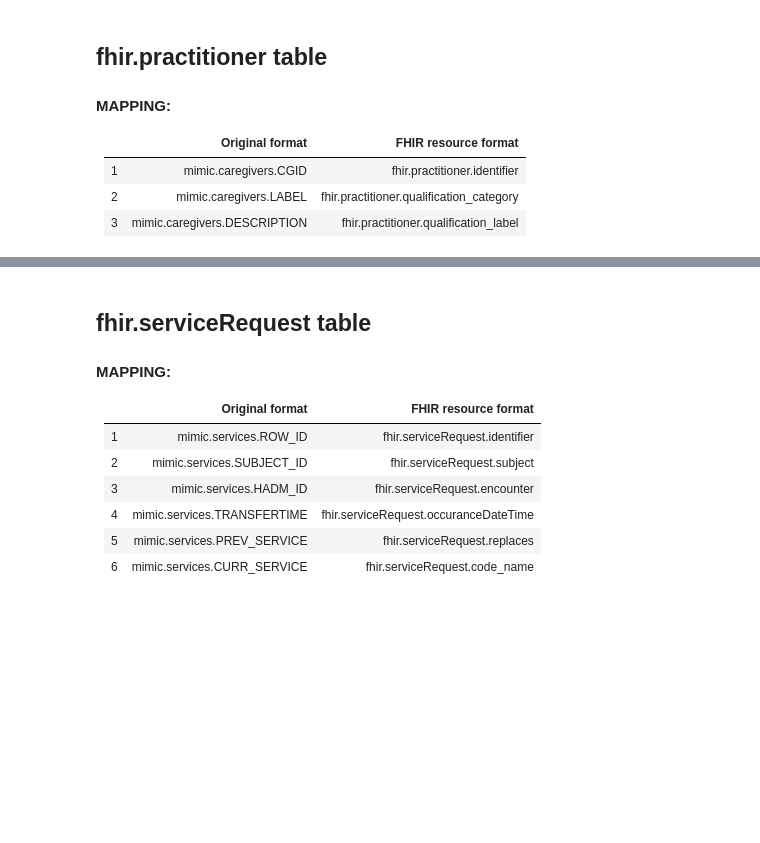
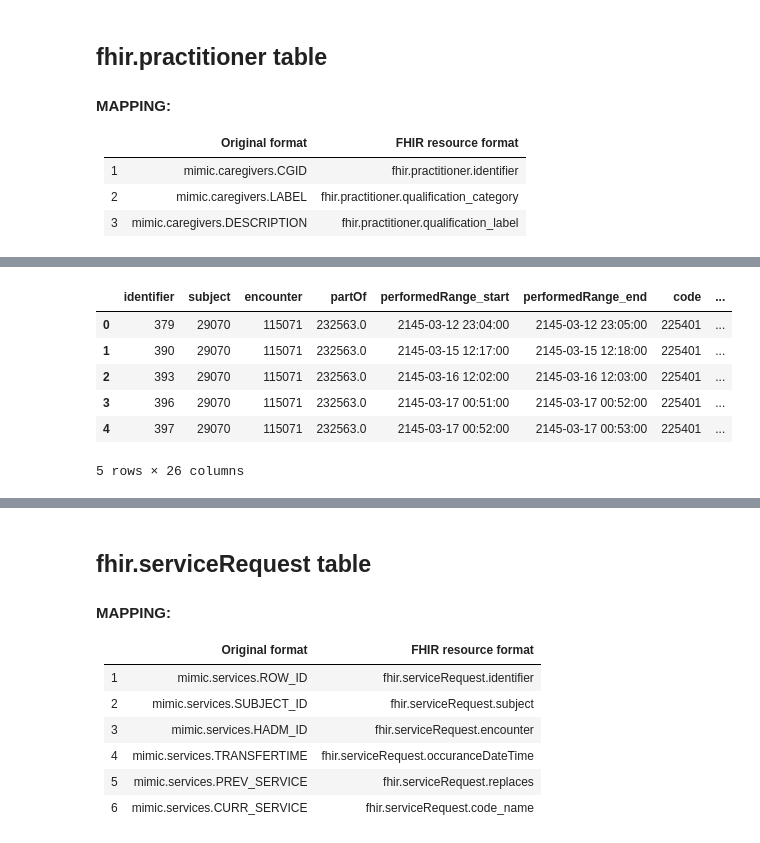
Before and after one commit to Machine-Learning-for-Medical-Language/MIMICIII-to-FHIR, a Jupyter notebook: 004-kba-mimicIII_ETL_FHIR.ipynb, the cells around one changed output, grey strips where cells are left out. Cells and saved outputs as stored; diff of their text form; code cells hidden in the pictures; blank space fills up the shorter version.

```diff
--- a/004-kba-mimicIII_ETL_FHIR.ipynb
+++ b/004-kba-mimicIII_ETL_FHIR.ipynb
@@ -106,47 +127,77 @@ procedure_icd9.head()
 # %%
 def transform_procedurevents_mv(data_path, output_path):
-    procedurevents_mv = pd.read_csv(data_path+'PROCEDUREEVENTS_MV'+file_ext, compression=compression)
-    d_items = pd.read_csv(data_path+'D_ITEMS'+file_ext, compression=compression, index_col=0)
+    procedurevents_mv = pd.read_csv(data_path+'PROCEDUREEVENTS_MV'+file_ext, compression=compression,
+                                    # 'STORETIME'
+                                    usecols = ['ROW_ID', 'SUBJECT_ID', 'HADM_ID', 'ICUSTAY_ID',
+                                               'STARTTIME', 'ENDTIME', 'ITEMID', 'VALUE', 'VALUEUOM',
+                                               'LOCATION', 'LOCATIONCATEGORY',
+                                               'CGID', 'ORDERID', 'LINKORDERID', 'ORDERCATEGORYNAME',
+                                               'SECONDARYORDERCATEGORYNAME', 'ORDERCATEGORYDESCRIPTION',
+                                               'ISOPENBAG', 'CONTINUEINNEXTDEPT', 'CANCELREASON',
+                                               'STATUSDESCRIPTION', 'COMMENTS_EDITEDBY',
+                                               'COMMENTS_CANCELEDBY', 'COMMENTS_DATE'],
+                                    dtype ={'ROW_ID': int, 'SUBJECT_ID': int, 'HADM_ID': int,
+                                            'ICUSTAY_ID': float, 'ITEMID': int, 'VALUE': np.float64,
+                                            'VALUEUOM': str, 'LOCATION': str, 'LOCATIONCATEGORY': str,
+                                            'CGID': int, 'ORDERID': int, 'LINKORDERID': int,
+                                            'ORDERCATEGORYNAME': str, 'SECONDARYORDERCATEGORYNAME': str,
+                                            'ORDERCATEGORYDESCRIPTION': str, 'ISOPENBAG': int,
+                                            'CONTINUEINNEXTDEPT': int, 'CANCELREASON': int,
+                                            'STATUSDESCRIPTION': str, 'COMMENTS_EDITEDBY': str,
+                                            'COMMENTS_CANCELEDBY': str},
+                                    parse_dates=['ENDTIME', 'STARTTIME', 'COMMENTS_DATE'],
+                                   )
+
+    d_items = pd.read_csv(data_path+'D_ITEMS'+file_ext, compression=compression, index_col=0,
+                      # dropped 'ABBREVIATION', 'LINKSTO', 'CONCEPTID', 'UNITNAME'
+                      usecols=['ROW_ID', 'ITEMID', 'LABEL', 'DBSOURCE', 'CATEGORY', 'PARAM_TYPE'],
+                      dtype={'ROW_ID': int, 'ITEMID': int, 'LABEL': str, 'DBSOURCE': 'category',
+                             'CATEGORY': 'category', 'PARAM_TYPE': str})
 
     procedurevents_mv = pd.merge(procedurevents_mv, d_items, on='ITEMID')
 
-    procedurevents_mv.STARTTIME = pd.to_datetime(procedurevents_mv.STARTTIME, format = '%Y-%m-%d %H:%M:%S', errors = 'coerce')
-    procedurevents_mv.ENDTIME = pd.to_datetime(procedurevents_mv.ENDTIME, format = '%Y-%m-%d %H:%M:%S', errors = 'coerce')
-    procedurevents_mv.COMMENTS_DATE = pd.to_datetime(procedurevents_mv.COMMENTS_DATE, format = '%Y-%m-%d', errors = 'coerce')
+    procedurevents_mv['note'] = procedurevents_mv['LABEL'].str.cat(procedurevents_mv['DBSOURCE'], sep=' ', na_rep='NA')
+    procedurevents_mv['note'] = procedurevents_mv['note'].str.cat(procedurevents_mv['PARAM_TYPE'], sep=' ', na_rep='')
 
-    procedurevents_mv['note'] = procedurevents_mv['LABEL'] + ' ' + procedurevents_mv['DBSOURCE'] + ' ' + procedurevents_mv['PARAM_TYPE']
-
-    procedurevents_mv.drop(['LABEL', 'PARAM_TYPE', 'STORETIME', 'ABBREVIATION', 'DBSOURCE', 'LINKSTO', 'CONCEPTID', 'UNITNAME'], axis=1, inplace=True)
+    procedurevents_mv.drop(columns=['LABEL', 'PARAM_TYPE', 'DBSOURCE'], inplace=True)
 
     procedurevents_mv.rename(columns={'ROW_ID':'identifier',
                                       'SUBJECT_ID':'subject',
                                       'HADM_ID':'encounter',
                                       'ICUSTAY_ID':'partOf',
                                       'STARTTIME':'performedRange_start',
                                       'ENDTIME':'performedRange_end',
                                       'ITEMID':'code',
                                       'VALUE':'outcome_value',
                                       'VALUEUOM':'outcome_unit',
                                       'LOCATION':'location_name',
                                       'LOCATIONCATEGORY':'location_category',
                                       'CGID':'performer',
                                       'ORDERID':'basedOn',
                                       'LINKORDERID':'basedOn_linked',
                                       'ORDERCATEGORYNAME':'category_order_name',
                                       'SECONDARYORDERCATEGORYNAME':'category_secOrder_name',
                                       'ORDERCATEGORYDESCRIPTION':'category_order_description',
                                       'ISOPENBAG':'usedReference_openBag',
                                       'CONTINUEINNEXTDEPT':'report_contNextDep',
                                       'CANCELREASON':'report_cancelReason',
                                       'STATUSDESCRIPTION':'status',
                                       'COMMENTS_EDITEDBY':'report_editedBy',
                                       'COMMENTS_CANCELEDBY':'report_canceledBy',
                                       'COMMENTS_DATE':'report_canceledDate',
                                       'CATEGORY':'category'
                                      }, inplace=True)
 
     procedurevents_mv.to_csv(output_path+'procedure_mv.csv.gz', compression='gzip', index=False)
     return procedurevents_mv
 
 procedure_mv = transform_procedurevents_mv(data_path, output_path)
 procedure_mv.head()
+# %% [output]
+|  | identifier | subject | encounter | partOf | performedRange_start | performedRange_end | code | ... |
+| 0 | 379 | 29070 | 115071 | 232563.0 | 2145-03-12 23:04:00 | 2145-03-12 23:05:00 | 225401 | ... |
+| 1 | 390 | 29070 | 115071 | 232563.0 | 2145-03-15 12:17:00 | 2145-03-15 12:18:00 | 225401 | ... |
+| 2 | 393 | 29070 | 115071 | 232563.0 | 2145-03-16 12:02:00 | 2145-03-16 12:03:00 | 225401 | ... |
+| 3 | 396 | 29070 | 115071 | 232563.0 | 2145-03-17 00:51:00 | 2145-03-17 00:52:00 | 225401 | ... |
+| 4 | 397 | 29070 | 115071 | 232563.0 | 2145-03-17 00:52:00 | 2145-03-17 00:53:00 | 225401 | ... |
+5 rows × 26 columns
```
Also changed, not shown: parts of 12 cells of this notebook, 2 other files.
